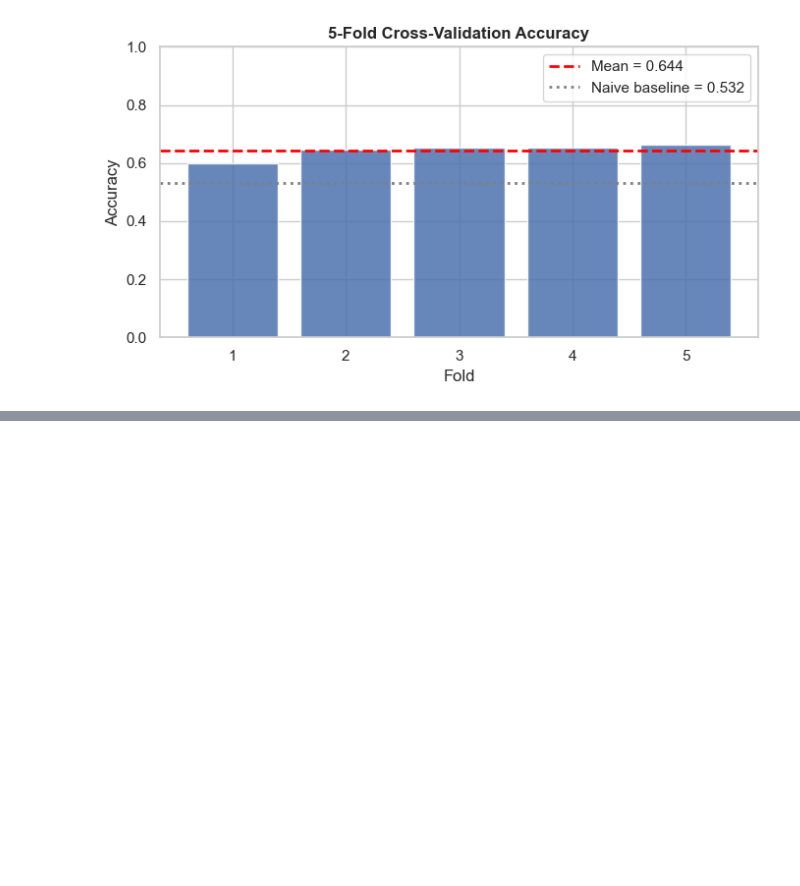
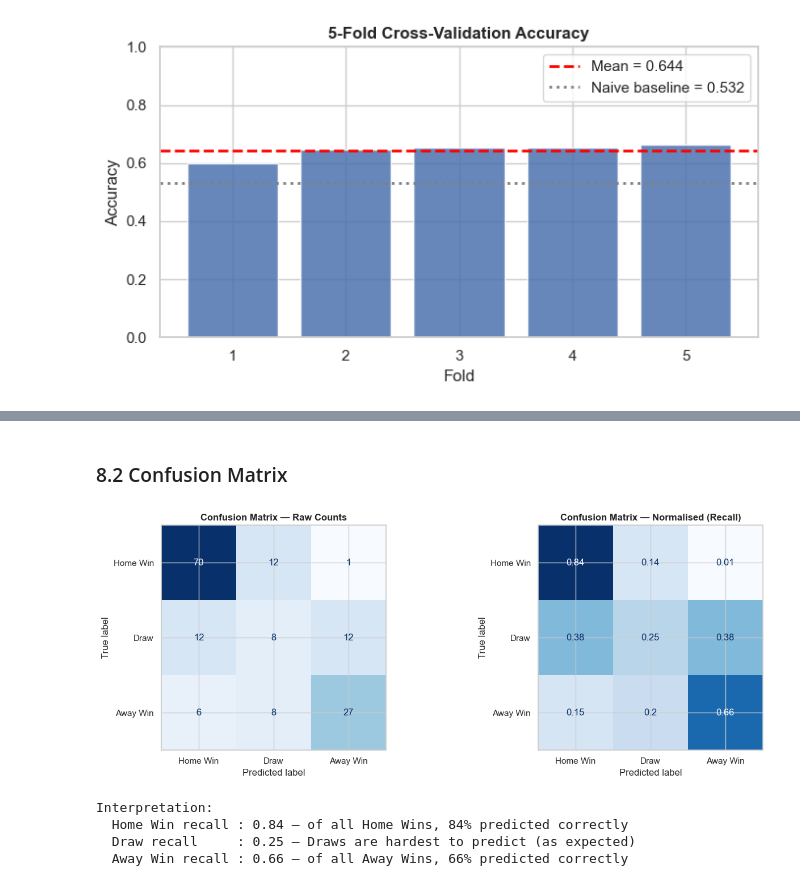
Before and after one commit to Mitko-10/DataScience-final-, a Jupyter notebook: laliga-match-prediction.ipynb, the cells around one changed output, grey strips where cells are left out. Drawn from its saved outputs; the diff is of its cells as text; code cells hidden in the pictures; blank space fills up the shorter version.

Commit message:
Add files via upload
 evaluation confusion matrix and interpretability

```diff
--- a/laliga-match-prediction.ipynb
+++ b/laliga-match-prediction.ipynb
@@ -845,0 +851,12 @@ Mean ± Std     : 0.6438 ± 0.0225
+# %%
+y_pred = pipeline.predict(X_test)
+y_prob = pipeline.predict_proba(X_test)
+
+acc = accuracy_score(y_test, y_pred)
+print(f"Naive baseline accuracy : {baseline_acc:.4f} ({baseline_acc*100:.1f}%)")
+print(f"Model test accuracy     : {acc:.4f} ({acc*100:.1f}%)")
+print(f"Improvement over baseline: +{(acc - baseline_acc)*100:.1f} percentage points")
+print()
+print("Classification Report:")
+print(classification_report(y_test, y_pred,
+                             target_names=['Home Win','Draw','Away Win']))
@@ -845,0 +878,31 @@ Mean ± Std     : 0.6438 ± 0.0225
+# %% [markdown]
+### 8.2 Confusion Matrix
+# %%
+cm = confusion_matrix(y_test, y_pred)
+cm_norm = cm.astype(float) / cm.sum(axis=1, keepdims=True)
+
+fig, axes = plt.subplots(1, 2, figsize=(14, 5))
+
+ConfusionMatrixDisplay(confusion_matrix=cm,
+    display_labels=['Home Win','Draw','Away Win']).plot(
+    ax=axes[0], cmap='Blues', colorbar=False)
+axes[0].set_title('Confusion Matrix — Raw Counts', fontweight='bold')
+
+ConfusionMatrixDisplay(confusion_matrix=cm_norm.round(2),
+    display_labels=['Home Win','Draw','Away Win']).plot(
+    ax=axes[1], cmap='Blues', colorbar=False)
+axes[1].set_title('Confusion Matrix — Normalised (Recall)', fontweight='bold')
+
+plt.tight_layout()
+plt.show()
+
+print("Interpretation:")
+print(f"  Home Win recall : {cm_norm[0,0]:.2f} — of all Home Wins, {cm_norm[0,0]*100:.0f}% predicted correctly")
+print(f"  Draw recall     : {cm_norm[1,1]:.2f} — Draws are hardest to predict (as expected)")
+print(f"  Away Win recall : {cm_norm[2,2]:.2f} — of all Away Wins, {cm_norm[2,2]*100:.0f}% predicted correctly")
+# %% [output]
+[figure, added]
+Interpretation:
+  Home Win recall : 0.84 — of all Home Wins, 84% predicted correctly
+  Draw recall     : 0.25 — Draws are hardest to predict (as expected)
+  Away Win recall : 0.66 — of all Away Wins, 66% predicted correctly
```
Also changed, not shown: parts of 6 cells of this notebook.
